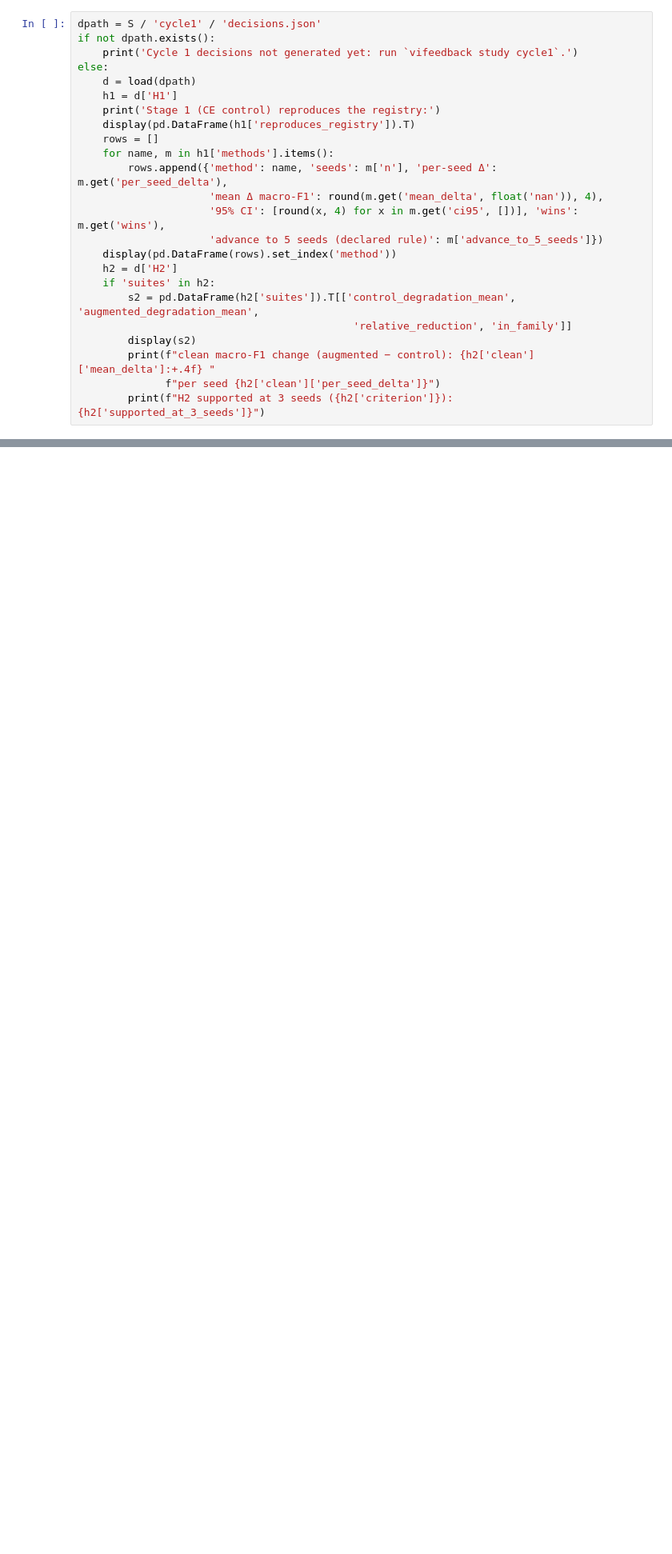
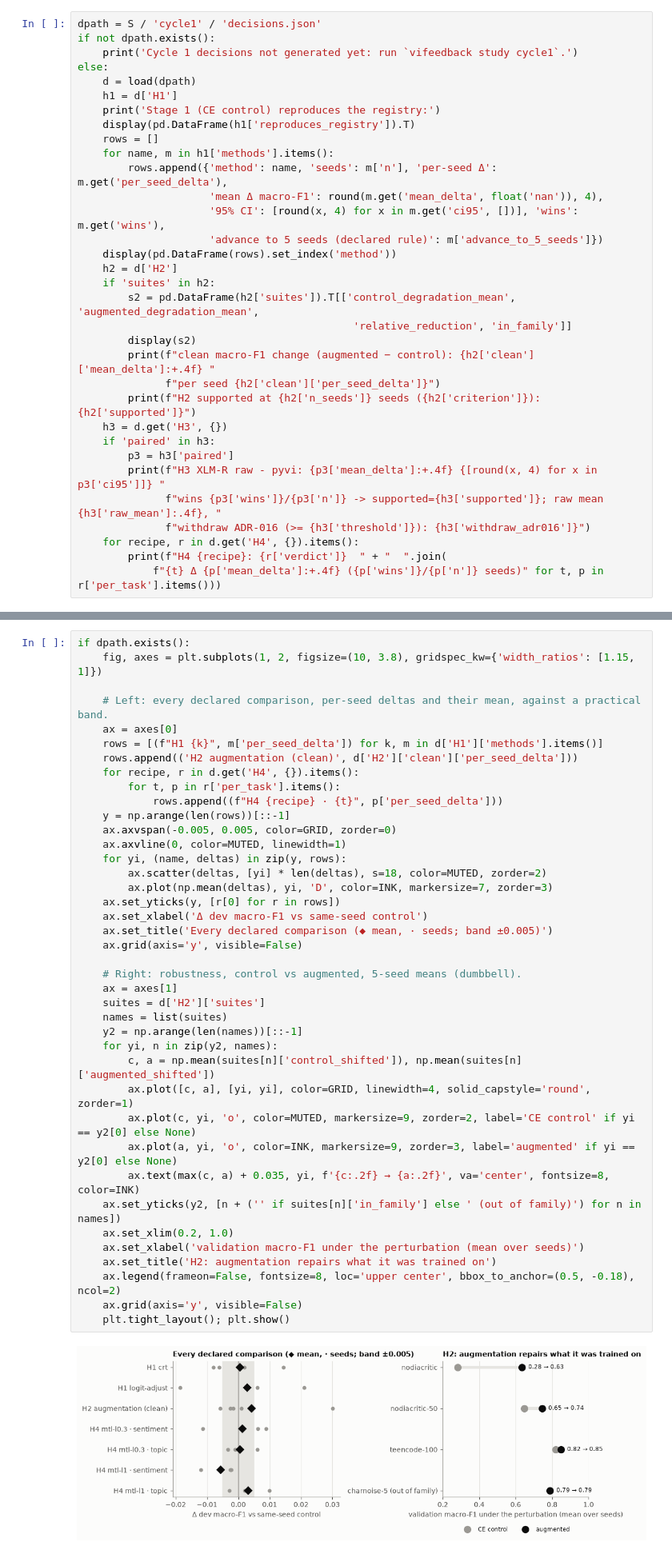
Before and after one commit to ThanhDatVN/ViFeedback-NLP-Service, a Jupyter notebook: notebooks/02_results.ipynb, the cells around one changed output, grey strips where cells are left out. Shown at 80% size. Cells and saved outputs as stored; diff of their text form; blank space fills up the shorter version.

```diff
--- a/notebooks/02_results.ipynb
+++ b/notebooks/02_results.ipynb
@@ -458,5 +458,14 @@ else:
         display(s2)
         print(f"clean macro-F1 change (augmented − control): {h2['clean']['mean_delta']:+.4f} "
               f"per seed {h2['clean']['per_seed_delta']}")
-        print(f"H2 supported at 3 seeds ({h2['criterion']}): {h2['supported_at_3_seeds']}")
+        print(f"H2 supported at {h2['n_seeds']} seeds ({h2['criterion']}): {h2['supported']}")
+    h3 = d.get('H3', {})
+    if 'paired' in h3:
+        p3 = h3['paired']
+        print(f"H3 XLM-R raw - pyvi: {p3['mean_delta']:+.4f} {[round(x, 4) for x in p3['ci95']]} "
+              f"wins {p3['wins']}/{p3['n']} -> supported={h3['supported']}; raw mean {h3['raw_mean']:.4f}, "
+              f"withdraw ADR-016 (>= {h3['threshold']}): {h3['withdraw_adr016']}")
+    for recipe, r in d.get('H4', {}).items():
+        print(f"H4 {recipe}: {r['verdict']}  " + "  ".join(
+            f"{t} Δ {p['mean_delta']:+.4f} ({p['wins']}/{p['n']} seeds)" for t, p in r['per_task'].items()))
 # %% [output]
@@ -478,0 +493,42 @@ Current state and open problems: [docs/STATUS.md](../docs/STATUS.md).
+# %%
+if dpath.exists():
+    fig, axes = plt.subplots(1, 2, figsize=(10, 3.8), gridspec_kw={'width_ratios': [1.15, 1]})
+
+    # Left: every declared comparison, per-seed deltas and their mean, against a practical band.
+    ax = axes[0]
+    rows = [(f"H1 {k}", m['per_seed_delta']) for k, m in d['H1']['methods'].items()]
+    rows.append(('H2 augmentation (clean)', d['H2']['clean']['per_seed_delta']))
+    for recipe, r in d.get('H4', {}).items():
+        for t, p in r['per_task'].items():
+            rows.append((f"H4 {recipe} · {t}", p['per_seed_delta']))
+    y = np.arange(len(rows))[::-1]
+    ax.axvspan(-0.005, 0.005, color=GRID, zorder=0)
+    ax.axvline(0, color=MUTED, linewidth=1)
+    for yi, (name, deltas) in zip(y, rows):
+        ax.scatter(deltas, [yi] * len(deltas), s=18, color=MUTED, zorder=2)
+        ax.plot(np.mean(deltas), yi, 'D', color=INK, markersize=7, zorder=3)
+    ax.set_yticks(y, [r[0] for r in rows])
+    ax.set_xlabel('Δ dev macro-F1 vs same-seed control')
+    ax.set_title('Every declared comparison (◆ mean, · seeds; band ±0.005)')
+    ax.grid(axis='y', visible=False)
+
+    # Right: robustness, control vs augmented, 5-seed means (dumbbell).
+    ax = axes[1]
+    suites = d['H2']['suites']
+    names = list(suites)
+    y2 = np.arange(len(names))[::-1]
+    for yi, n in zip(y2, names):
+        c, a = np.mean(suites[n]['control_shifted']), np.mean(suites[n]['augmented_shifted'])
+        ax.plot([c, a], [yi, yi], color=GRID, linewidth=4, solid_capstyle='round', zorder=1)
+        ax.plot(c, yi, 'o', color=MUTED, markersize=9, zorder=2, label='CE control' if yi == y2[0] else None)
+        ax.plot(a, yi, 'o', color=INK, markersize=9, zorder=3, label='augmented' if yi == y2[0] else None)
+        ax.text(max(c, a) + 0.035, yi, f'{c:.2f} → {a:.2f}', va='center', fontsize=8, color=INK)
+    ax.set_yticks(y2, [n + ('' if suites[n]['in_family'] else ' (out of family)') for n in names])
+    ax.set_xlim(0.2, 1.0)
+    ax.set_xlabel('validation macro-F1 under the perturbation (mean over seeds)')
+    ax.set_title('H2: augmentation repairs what it was trained on')
+    ax.legend(frameon=False, fontsize=8, loc='upper center', bbox_to_anchor=(0.5, -0.18), ncol=2)
+    ax.grid(axis='y', visible=False)
+    plt.tight_layout(); plt.show()
+# %% [output]
+[figure, added]
```
Also changed, not shown: parts of 8 cells of this notebook, 10 other files.
